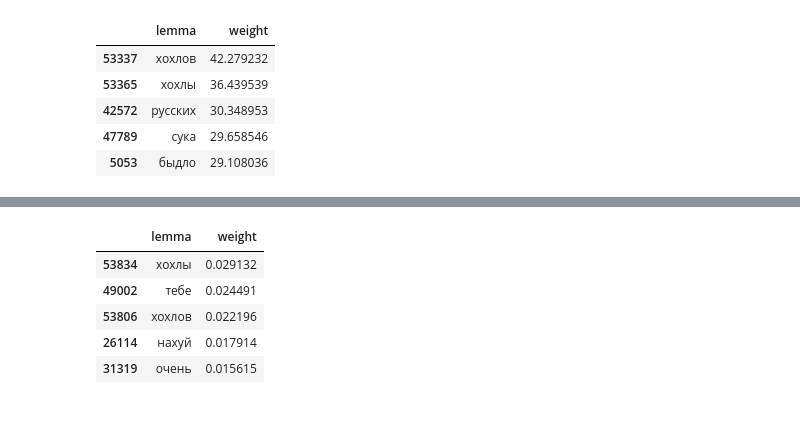
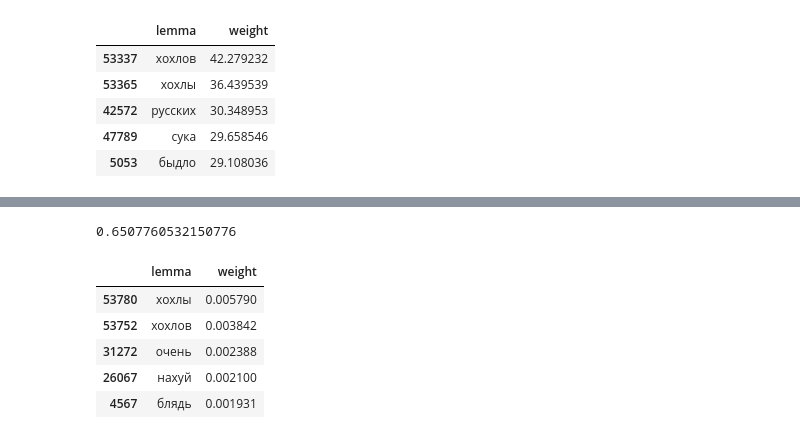
Before and after one commit to liminovna/HSE_NLP_ASSIGNMENTS, a Jupyter notebook: module2_2.ipynb, the cells around one changed output, grey strips where cells are left out. Drawn from its saved outputs; the diff is of its cells as text; code cells hidden in the pictures.

```diff
--- a/module2_2.ipynb
+++ b/module2_2.ipynb
@@ -280,3 +323,5 @@ print(f1_score(y_test, pred))
 
 Важное требование: в топе не должно быть стоп-слов. Для этого вам нужно будет правильным образом настроить векторизацию.
 Также как и в предыдущем задании у классификаторов должно быть задано вручную как минимум 2 параметра (по возможности, f1 мера каждого из классификаторов должна быть минимум 0.75
+# %%
+pd.set_option('display.max_colwidth', 100)
@@ -283,2 +370,15 @@ print(f1_score(y_test, pred))
+# %%
+stop_words.extend(
+  ['это',
+ 'тебе',
+ 'ты',
+ 'вообще',
+ 'ещё',
+ 'всё',
+ 'почему',
+ 'которые',
+ 'какие'
+ ]
+)
 # %%
 # Logistic Regression
@@ -377,11 +436,11 @@ matrix = vectorizer.fit_transform(X_train)
 # Векторизируем тренировочные данные
 matrix_test = vectorizer.transform(X_test)
 
-clf = DecisionTreeClassifier(random_state=SEED, min_samples_leaf=3, criterion='gini') #{“gini”, “entropy”, “log_loss”}
-clf.fit(matrix, y_train)
-pred = clf.predict(matrix_test) # Получаем предсказания для тестовой выборки
+# Обучаем дерево решений и задаем вручную параметры min_samples_leaf=3, criterion='gini'
+dtc = DecisionTreeClassifier(random_state=SEED, min_samples_leaf=3, criterion='gini') #{“gini”, “entropy”, “log_loss”}
+dtc.fit(matrix, y_train)
+pred = dtc.predict(matrix_test) # Получаем предсказания для тестовой выборки
 
 # Метрики модели
 print(f1_score(y_test, pred))
-# return clf
 # %% [output]
@@ -389,11 +464,32 @@ print(f1_score(y_test, pred))
+# %%
+vectorizer = CountVectorizer(
+    stop_words=stop_words,
+    # token_pattern=r'\b(?:[-\w]+|[!?]+)\b'
+)
+
+# Векторизируем обучающие данные
+matrix = vectorizer.fit_transform(X_train)
+
+# Векторизируем тренировочные данные
+matrix_test = vectorizer.transform(X_test)
+
+# Обучаем случайный лес и задаем вручную параметры min_samples_leaf=3, criterion='gini'
+rfc = RandomForestClassifier(random_state=SEED, n_estimators=100, min_samples_split=10, max_features='log2')
+rfc.fit(matrix, y_train)
+pred = rfc.predict(matrix_test) # Получаем предсказания для тестовой выборки
+
+# Метрики модели
+print(f1_score(y_test, pred))
+# %% [output]
+0.6507760532150776
 # %%
 weights = pd.DataFrame({'lemma': vectorizer.get_feature_names_out(),
-                        'weight': clf.feature_importances_})
+                        'weight': rfc.feature_importances_})
 weights.sort_values('weight', ascending=False)[:5]
 # %% [output]
 |  | lemma | weight |
-| 53834 | хохлы | 0.029132 |
-| 49002 | тебе | 0.024491 |
-| 53806 | хохлов | 0.022196 |
-| 26114 | нахуй | 0.017914 |
-| 31319 | очень | 0.015615 |
+| 53780 | хохлы | 0.005790 |
+| 53752 | хохлов | 0.003842 |
+| 31272 | очень | 0.002388 |
+| 26067 | нахуй | 0.002100 |
+| 4567 | блядь | 0.001931 |
```
Also changed, not shown: parts of 26 cells of this notebook.
